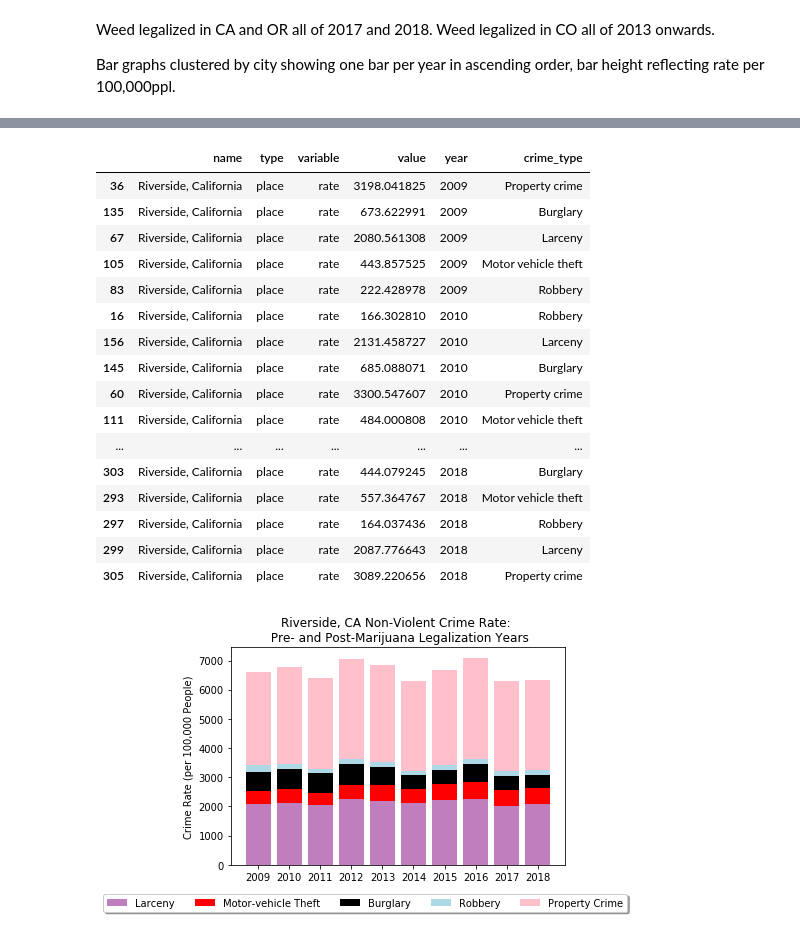
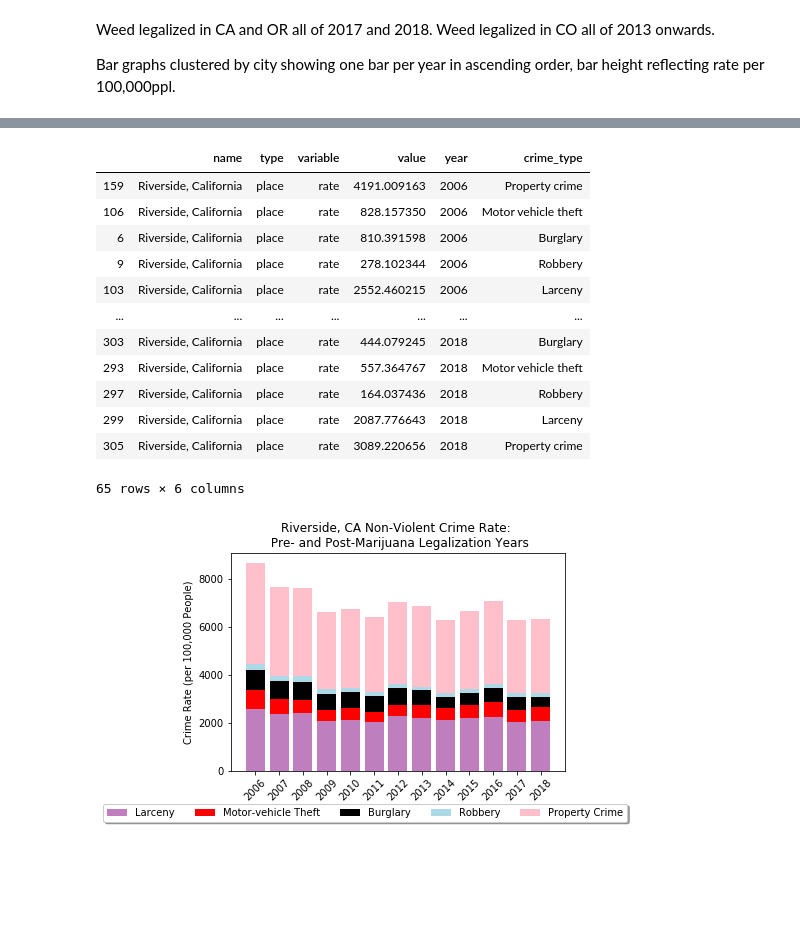
Before and after one commit to rose-gonoud/project1, a Jupyter notebook: CO_NY_CA_TX_finalAnalysis.ipynb, the cells around one changed output, grey strips where cells are left out. Saved outputs shown, nothing was run; the diff lists cells and outputs as text; code cells hidden in the pictures; blank space fills up the shorter version.

```diff
--- a/CO_NY_CA_TX_finalAnalysis.ipynb
+++ b/CO_NY_CA_TX_finalAnalysis.ipynb
@@ -8,7 +8,7 @@ from scipy.stats import linregress
 import random
 import os
 # %%
-years = [2009, 2010, 2011, 2012, 2013, 2014, 2015, 2016, 2017, 2018]
+years = [2006, 2007, 2008, 2009, 2010, 2011, 2012, 2013, 2014, 2015, 2016, 2017, 2018]
 
 file_to_load1 = os.path.join("Output CSVs", "NYcrime.csv")
 
@@ -503,46 +512,42 @@ CAburglary = CAburglary.set_index(["year"])
 CArobbery = CAcrimeRatesNVComparison.loc[CAcrimeRatesNVComparison["crime_type"] == "Robbery"]
 CArobbery = CArobbery.set_index(["year"])
 
 CApropCrime = CAcrimeRatesNVComparison.loc[CAcrimeRatesNVComparison["crime_type"] == "Property crime"]
 CApropCrime = CApropCrime.set_index(["year"])
 
 # Create a stacked bar plot where each crime type is in a distinct color:
 
 # indices of each dataframe are the same size, can use arbitrary one for plot x-axis
 CA_x_axis = CAlarceny.index
 # each bar is a line here
 p1 = plt.bar(CA_x_axis, CAlarceny["value"], color='purple', alpha=0.5, align="center")
 p2 = plt.bar(CA_x_axis, CAmotor["value"].values, color='red', bottom=CAlarceny["value"].values)
 p3 = plt.bar(CA_x_axis, CAburglary["value"].values, color='black', bottom=(CAmotor["value"] + CAlarceny["value"]).values)
 p4 = plt.bar(CA_x_axis, CArobbery["value"].values, color="#ADD8E6", bottom = (CAmotor["value"] + CAlarceny["value"] + CAburglary["value"]).values)
 p5 = plt.bar(CA_x_axis, CApropCrime["value"].values, color='pink', bottom = (CAmotor["value"] + CAlarceny["value"] + CAburglary["value"] + CArobbery["value"]).values)
 
 tick_locations = [value for value in CA_x_axis]
-plt.xticks(tick_locations, years)
+plt.xticks(tick_locations, years, rotation=45)
 plt.title("Riverside, CA Non-Violent Crime Rate: \n Pre- and Post-Marijuana Legalization Years")
 plt.ylabel("Crime Rate (per 100,000 People)")
-plt.legend((p1[0], p2[0], p3[0], p4[0], p5[0]), ("Larceny", "Motor-vehicle Theft", "Burglary", "Robbery", "Property Crime"), bbox_to_anchor=(1.2, -0.11),
+plt.legend((p1[0], p2[0], p3[0], p4[0], p5[0]), ("Larceny", "Motor-vehicle Theft", "Burglary", "Robbery", "Property Crime"), bbox_to_anchor=(1.2, -0.13),
           fancybox=True, shadow=True, ncol=5)
 CAcrimeRatesNVComparison
 # %% [output]
 |  | name | type | variable | value | year | crime_type |
-| 36 | Riverside, California | place | rate | 3198.041825 | 2009 | Property crime |
-| 135 | Riverside, California | place | rate | 673.622991 | 2009 | Burglary |
-| 67 | Riverside, California | place | rate | 2080.561308 | 2009 | Larceny |
-| 105 | Riverside, California | place | rate | 443.857525 | 2009 | Motor vehicle theft |
-| 83 | Riverside, California | place | rate | 222.428978 | 2009 | Robbery |
-| 16 | Riverside, California | place | rate | 166.302810 | 2010 | Robbery |
-| 156 | Riverside, California | place | rate | 2131.458727 | 2010 | Larceny |
-| 145 | Riverside, California | place | rate | 685.088071 | 2010 | Burglary |
-| 60 | Riverside, California | place | rate | 3300.547607 | 2010 | Property crime |
-| 111 | Riverside, California | place | rate | 484.000808 | 2010 | Motor vehicle theft |
+| 159 | Riverside, California | place | rate | 4191.009163 | 2006 | Property crime |
+| 106 | Riverside, California | place | rate | 828.157350 | 2006 | Motor vehicle theft |
+| 6 | Riverside, California | place | rate | 810.391598 | 2006 | Burglary |
+| 9 | Riverside, California | place | rate | 278.102344 | 2006 | Robbery |
+| 103 | Riverside, California | place | rate | 2552.460215 | 2006 | Larceny |
 | ... | ... | ... | ... | ... | ... | ... |
 | 303 | Riverside, California | place | rate | 444.079245 | 2018 | Burglary |
 | 293 | Riverside, California | place | rate | 557.364767 | 2018 | Motor vehicle theft |
 | 297 | Riverside, California | place | rate | 164.037436 | 2018 | Robbery |
 | 299 | Riverside, California | place | rate | 2087.776643 | 2018 | Larceny |
 | 305 | Riverside, California | place | rate | 3089.220656 | 2018 | Property crime |
+65 rows × 6 columns
-[figure, old version]
+[figure, new version]
 # %%
 # TX HAS NO 2014 DATA!
 file_to_load3 = os.path.join("Output CSVs", "Fortworth.csv")
```
Also changed, not shown: parts of 10 cells of this notebook.
